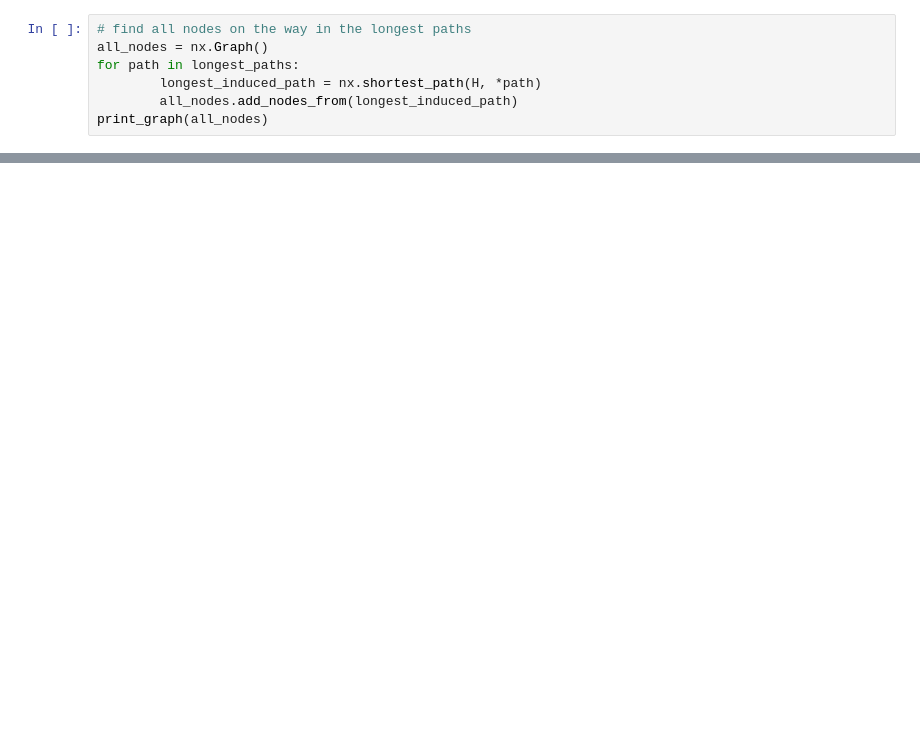
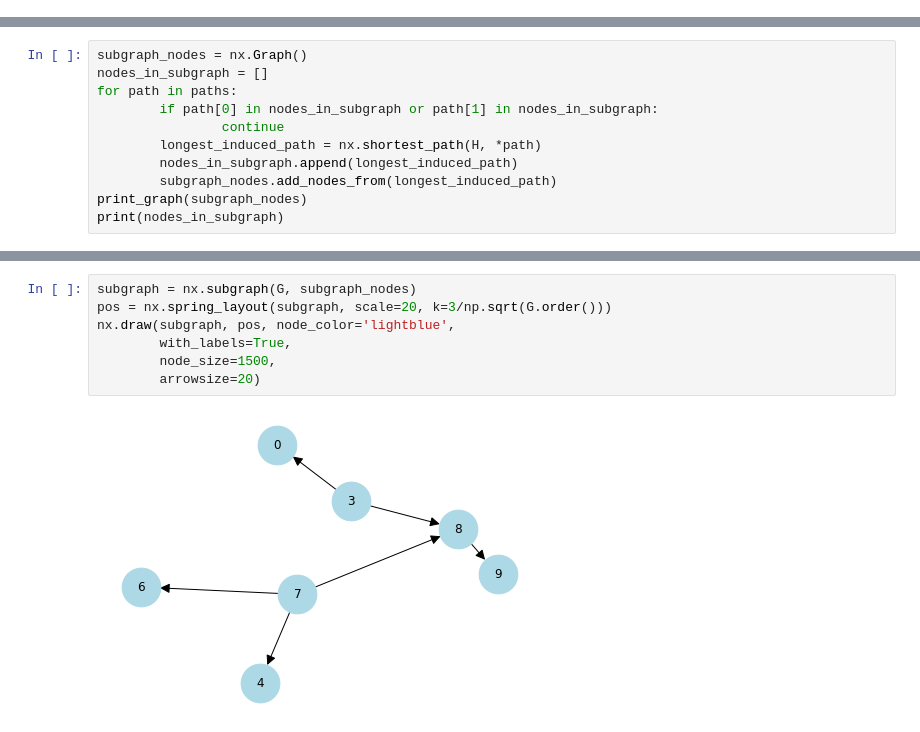
Before and after one commit to the-sea-ink/data-science-pipelines, a Jupyter notebook: playground/playgorund.ipynb, the cells around one changed output, grey strips where cells are left out. Drawn from its saved outputs; the diff is of its cells as text; blank space fills up the shorter version.

```diff
--- a/playground/playgorund.ipynb
+++ b/playground/playgorund.ipynb
@@ -37,7 +29,0 @@ longest_paths = ([k for k, v in paths.items() if v == max_distance])
-# %%
-# find all nodes on the way in the longest paths
-all_nodes = nx.Graph()
-for path in longest_paths:
-        longest_induced_path = nx.shortest_path(H, *path)
-        all_nodes.add_nodes_from(longest_induced_path)
-print_graph(all_nodes)
@@ -53,0 +30,11 @@ List of edges:
+# %%
+subgraph_nodes = nx.Graph()
+nodes_in_subgraph = []
+for path in paths:
+        if path[0] in nodes_in_subgraph or path[1] in nodes_in_subgraph:
+                continue
+        longest_induced_path = nx.shortest_path(H, *path)
+        nodes_in_subgraph.append(longest_induced_path)
+        subgraph_nodes.add_nodes_from(longest_induced_path)
+print_graph(subgraph_nodes)
+print(nodes_in_subgraph)
@@ -53,0 +53,9 @@ List of edges:
+# %%
+subgraph = nx.subgraph(G, subgraph_nodes)
+pos = nx.spring_layout(subgraph, scale=20, k=3/np.sqrt(G.order()))
+nx.draw(subgraph, pos, node_color='lightblue',
+        with_labels=True,
+        node_size=1500,
+        arrowsize=20)
+# %% [output]
+[figure, added]
```
Also changed, not shown: parts of 7 cells of this notebook.
